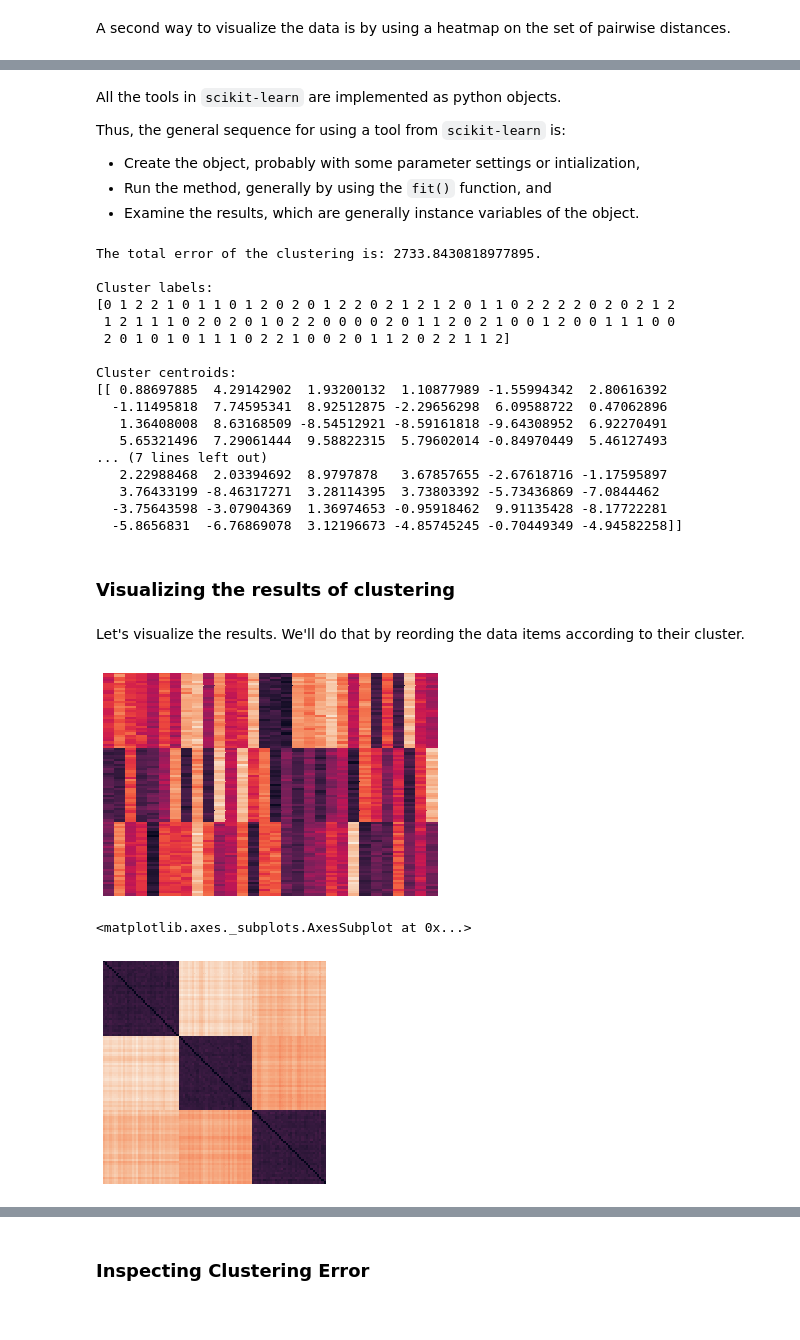
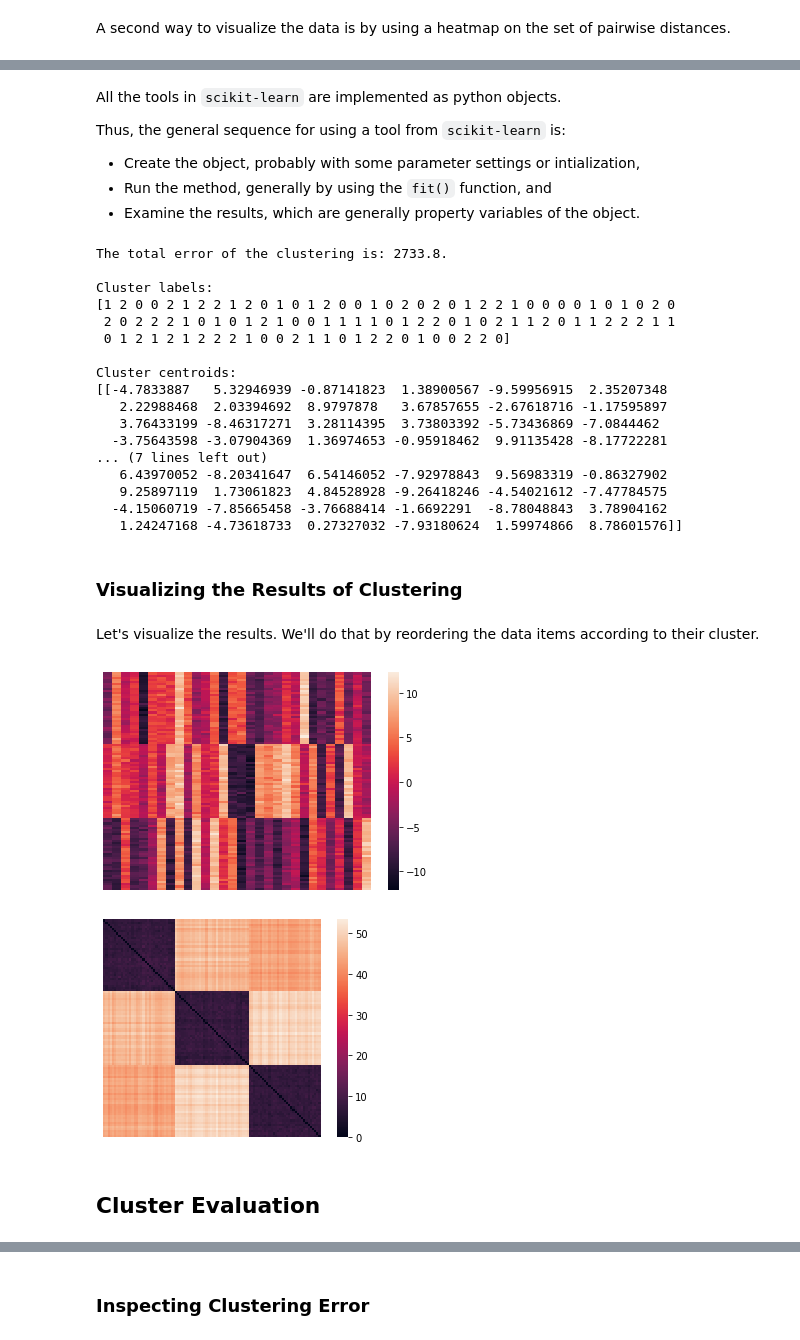
Before and after one commit to mcrovella/CS506-Computational-Tools-for-Data-Science, a Jupyter notebook: 07-Clustering-II.ipynb, the cells around one changed output, grey strips where cells are left out. Saved outputs shown, nothing was run; the diff lists cells and outputs as text; code cells hidden in the pictures.

```diff
--- a/07-Clustering-II.ipynb
+++ b/07-Clustering-II.ipynb
@@ -123,48 +145,49 @@ Thus, the general sequence for using a tool from `scikit-learn` is:
 
 * Create the object, probably with some parameter settings or intialization,
 * Run the method, generally by using the `fit()` function, and
-* Examine the results, which are generally instance variables of the object.
+* Examine the results, which are generally property variables of the object.
 # %%
 centroids = kmeans.cluster_centers_
 labels = kmeans.labels_
 error = kmeans.inertia_
 # %%
-print("The total error of the clustering is: {}.".format(error))
+print(f'The total error of the clustering is: {error:0.1f}.')
 print('\nCluster labels:')
 print(labels)
 print('\nCluster centroids:')
 print(centroids)
 # %% [output]
-The total error of the clustering is: 2733.8430818977895.
+The total error of the clustering is: 2733.8.
 
 Cluster labels:
-[0 1 2 2 1 0 1 1 0 1 2 0 2 0 1 2 2 0 2 1 2 1 2 0 1 1 0 2 2 2 2 0 2 0 2 1 2
- 1 2 1 1 1 0 2 0 2 0 1 0 2 2 0 0 0 0 2 0 1 1 2 0 2 1 0 0 1 2 0 0 1 1 1 0 0
- 2 0 1 0 1 0 1 1 1 0 2 2 1 0 0 2 0 1 1 2 0 2 2 1 1 2]
+[1 2 0 0 2 1 2 2 1 2 0 1 0 1 2 0 0 1 0 2 0 2 0 1 2 2 1 0 0 0 0 1 0 1 0 2 0
+ 2 0 2 2 2 1 0 1 0 1 2 1 0 0 1 1 1 1 0 1 2 2 0 1 0 2 1 1 2 0 1 1 2 2 2 1 1
+ 0 1 2 1 2 1 2 2 2 1 0 0 2 1 1 0 1 2 2 0 1 0 0 2 2 0]
 
 Cluster centroids:
-[[ 0.88697885  4.29142902  1.93200132  1.10877989 -1.55994342  2.80616392
-  -1.11495818  7.74595341  8.92512875 -2.29656298  6.09588722  0.47062896
-   1.36408008  8.63168509 -8.54512921 -8.59161818 -9.64308952  6.92270491
-   5.65321496  7.29061444  9.58822315  5.79602014 -0.84970449  5.46127493
-... (7 lines left out)
+[[-4.7833887   5.32946939 -0.87141823  1.38900567 -9.59956915  2.35207348
    2.22988468  2.03394692  8.9797878   3.67857655 -2.67618716 -1.17595897
    3.76433199 -8.46317271  3.28114395  3.73803392 -5.73436869 -7.0844462
   -3.75643598 -3.07904369  1.36974653 -0.95918462  9.91135428 -8.17722281
-  -5.8656831  -6.76869078  3.12196673 -4.85745245 -0.70449349 -4.94582258]]
+... (7 lines left out)
+   6.43970052 -8.20341647  6.54146052 -7.92978843  9.56983319 -0.86327902
+   9.25897119  1.73061823  4.84528928 -9.26418246 -4.54021612 -7.47784575
+  -4.15060719 -7.85665458 -3.76688414 -1.6692291  -8.78048843  3.78904162
+   1.24247168 -4.73618733  0.27327032 -7.93180624  1.59974866  8.78601576]]
 # %% [markdown]
-### Visualizing the results of clustering
+### Visualizing the Results of Clustering
 # %% [markdown]
-Let's visualize the results.  We'll do that by reording the data items according to their cluster.
+Let's visualize the results.  We'll do that by reordering the data items according to their cluster.
 # %%
 idx = np.argsort(labels)
-rX = X[idx,:]
-_ = sns.heatmap( rX,xticklabels=False, yticklabels=False, linewidths=0,cbar=False)
+rX = X[idx, :]
+sns.heatmap(rX, xticklabels = False, yticklabels = False, linewidths = 0);
 # %% [output]
-[figure, old version]
+[figure, new version]
 # %%
 rearranged_dists = euclidean_dists[idx,:][:,idx]
-sns.heatmap(rearranged_dists, xticklabels=False, yticklabels=False, linewidths=0, square=True,cbar=False)
+sns.heatmap(rearranged_dists, xticklabels = False, yticklabels = False, linewidths = 0, square = True);
 # %% [output]
-<matplotlib.axes._subplots.AxesSubplot at 0x...>
-[figure, old version]
+[figure, new version]
+# %% [markdown]
+## Cluster Evaluation
```
Also changed, not shown: parts of 57 cells of this notebook, 1 other file.
